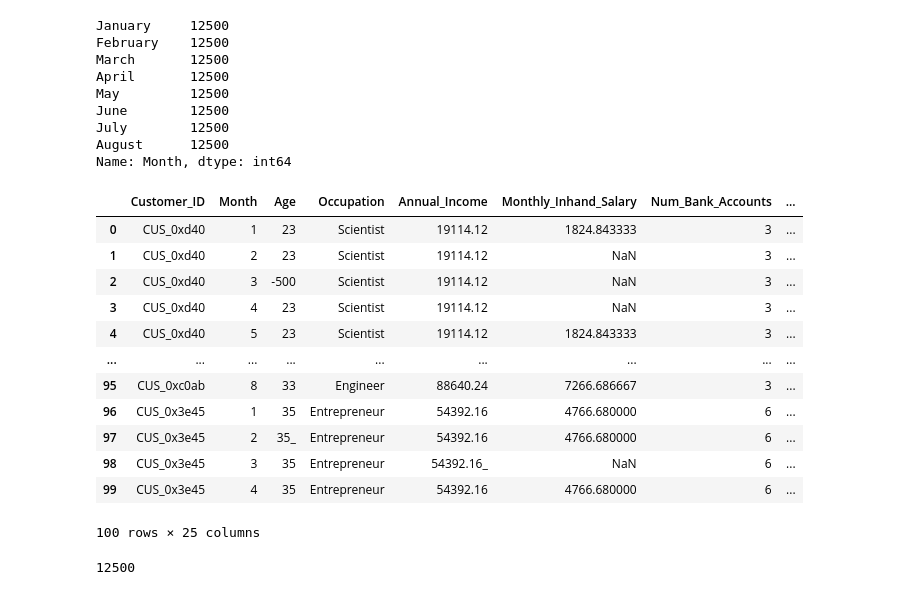
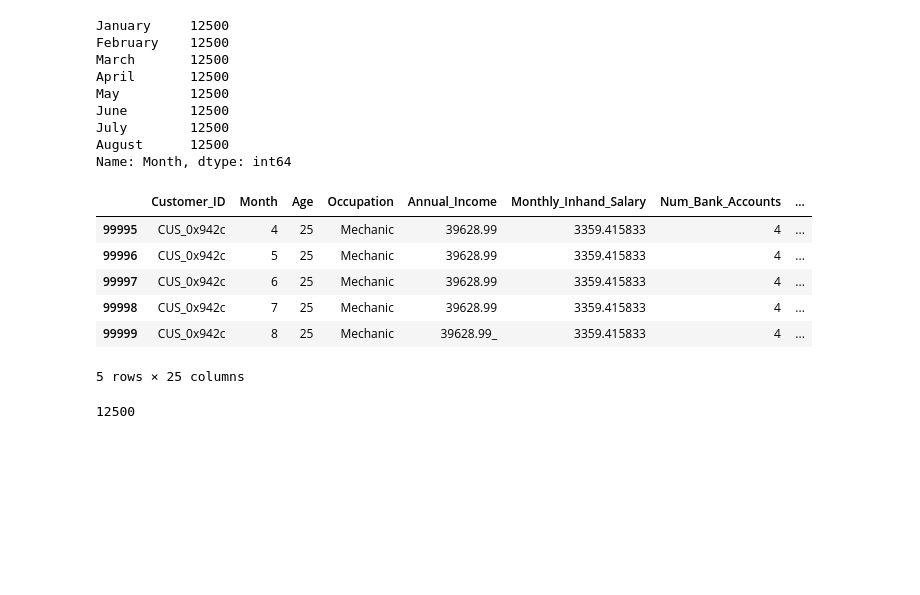
Before and after one commit to zizo155/Credit-Score-Classification, a Jupyter notebook: Credit Score Classification.ipynb, the cells around one changed output. Saved outputs shown, nothing was run; the diff lists cells and outputs as text; code cells hidden in the pictures; blank space fills up the shorter version.

```diff
--- a/Credit Score Classification.ipynb
+++ b/Credit Score Classification.ipynb
@@ -289,22 +289,16 @@ Name: Month, dtype: int64
 # Convert "Month" column to numerical format
 df_train['Month'] = pd.to_datetime(df_train['Month'], format='%B', errors='coerce').dt.month
 df_test['Month'] = pd.to_datetime(df_test['Month'], format='%B', errors='coerce').dt.month
-# %%
-df_train.head(100)
-# %% [output]
-|  | Customer_ID | Month | Age | Occupation | Annual_Income | Monthly_Inhand_Salary | Num_Bank_Accounts | ... |
-| 0 | CUS_0xd40 | 1 | 23 | Scientist | 19114.12 | 1824.843333 | 3 | ... |
-| 1 | CUS_0xd40 | 2 | 23 | Scientist | 19114.12 | NaN | 3 | ... |
-| 2 | CUS_0xd40 | 3 | -500 | Scientist | 19114.12 | NaN | 3 | ... |
-| 3 | CUS_0xd40 | 4 | 23 | Scientist | 19114.12 | NaN | 3 | ... |
-| 4 | CUS_0xd40 | 5 | 23 | Scientist | 19114.12 | 1824.843333 | 3 | ... |
-| ... | ... | ... | ... | ... | ... | ... | ... | ... |
-| 95 | CUS_0xc0ab | 8 | 33 | Engineer | 88640.24 | 7266.686667 | 3 | ... |
-| 96 | CUS_0x3e45 | 1 | 35 | Entrepreneur | 54392.16 | 4766.680000 | 6 | ... |
-| 97 | CUS_0x3e45 | 2 | 35_ | Entrepreneur | 54392.16 | 4766.680000 | 6 | ... |
-| 98 | CUS_0x3e45 | 3 | 35 | Entrepreneur | 54392.16_ | NaN | 6 | ... |
-| 99 | CUS_0x3e45 | 4 | 35 | Entrepreneur | 54392.16 | 4766.680000 | 6 | ... |
-100 rows × 25 columns
+# %%
+df_train.tail()
+# %% [output]
+|  | Customer_ID | Month | Age | Occupation | Annual_Income | Monthly_Inhand_Salary | Num_Bank_Accounts | ... |
+| 99995 | CUS_0x942c | 4 | 25 | Mechanic | 39628.99 | 3359.415833 | 4 | ... |
+| 99996 | CUS_0x942c | 5 | 25 | Mechanic | 39628.99 | 3359.415833 | 4 | ... |
+| 99997 | CUS_0x942c | 6 | 25 | Mechanic | 39628.99 | 3359.415833 | 4 | ... |
+| 99998 | CUS_0x942c | 7 | 25 | Mechanic | 39628.99 | 3359.415833 | 4 | ... |
+| 99999 | CUS_0x942c | 8 | 25 | Mechanic | 39628.99_ | 3359.415833 | 4 | ... |
+5 rows × 25 columns
 # %%
 df_train['Customer_ID'].nunique()
 # %% [output]
```
Also changed, not shown: parts of 3 cells of this notebook.
